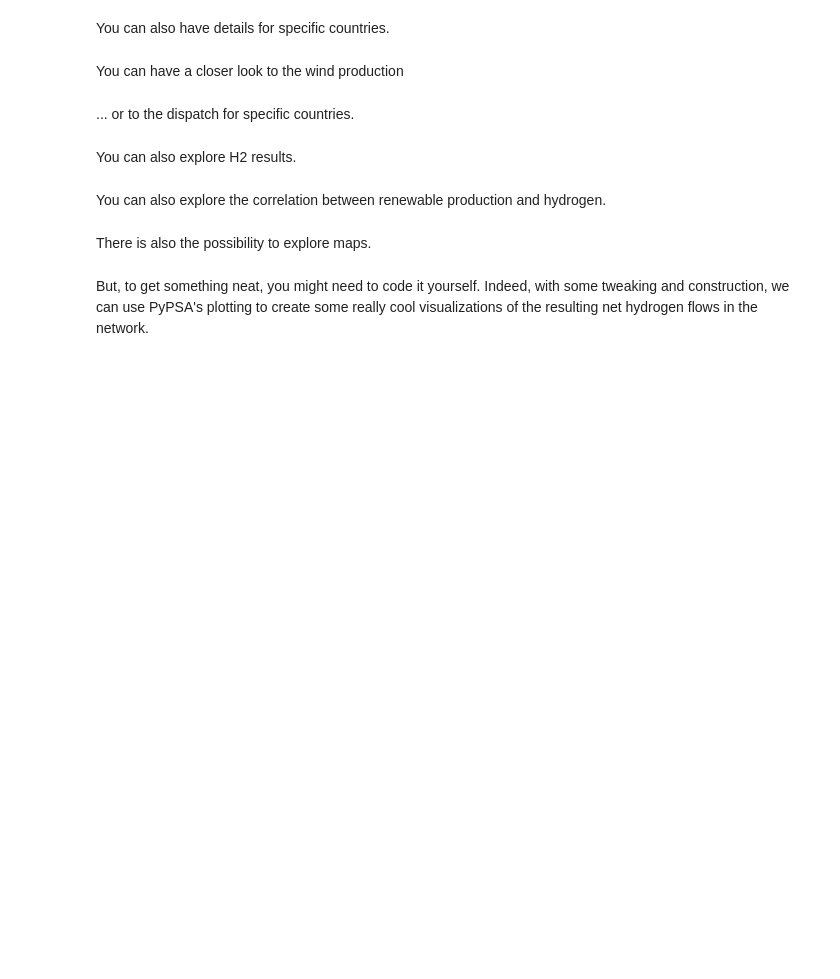
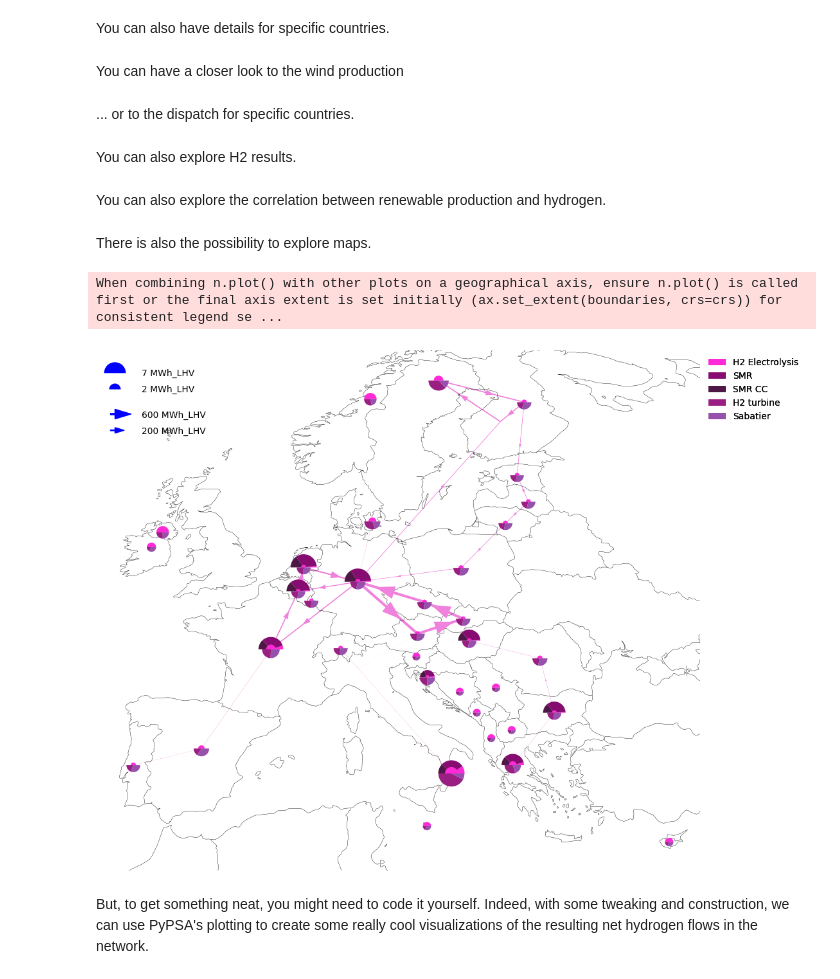
Before and after one commit to open-energy-transition/open-tyndp-workshops, a Jupyter notebook: open-tyndp-workshops/20250409-workshop-pypsa-01.ipynb, the cells around one changed output. Saved outputs shown, nothing was run; the diff lists cells and outputs as text; code cells hidden in the pictures; blank space fills up the shorter version.

Commit message:
make use of additional legend parameters to statistics maps plotting

```diff
--- a/open-tyndp-workshops/20250409-workshop-pypsa-01.ipynb
+++ b/open-tyndp-workshops/20250409-workshop-pypsa-01.ipynb
@@ -782,10 +785,17 @@ There is also the possibility to explore maps.
 # %%
 subplot_kw = {"projection": proj}
 fig, ax = plt.subplots(figsize=(12, 12), subplot_kw=subplot_kw)
 s.energy_balance.plot.map(
     bus_carrier="H2",
     ax=ax,
+    bus_area_fraction=0.007,
+    flow_area_fraction=0.004,
+    legend_circles_kw=dict(frameon=False, labelspacing=0.8, handletextpad=1.5,),
+    legend_arrows_kw=dict(frameon=False, labelspacing=0.8, handletextpad=1.5,),
 );
+# %% [output]
+When combining n.plot() with other plots on a geographical axis, ensure n.plot() is called first or the final axis extent is set initially (ax.set_extent(boundaries, crs=crs)) for consistent legend se ...
+[figure, added]
 # %% [markdown]
 But, to get something neat, you might need to code it yourself. Indeed, with some tweaking and construction, we can use PyPSA's plotting to create some really cool visualizations of the resulting net hydrogen flows in the network.
 # %%
```
Also changed, not shown: parts of 2 cells of this notebook.
